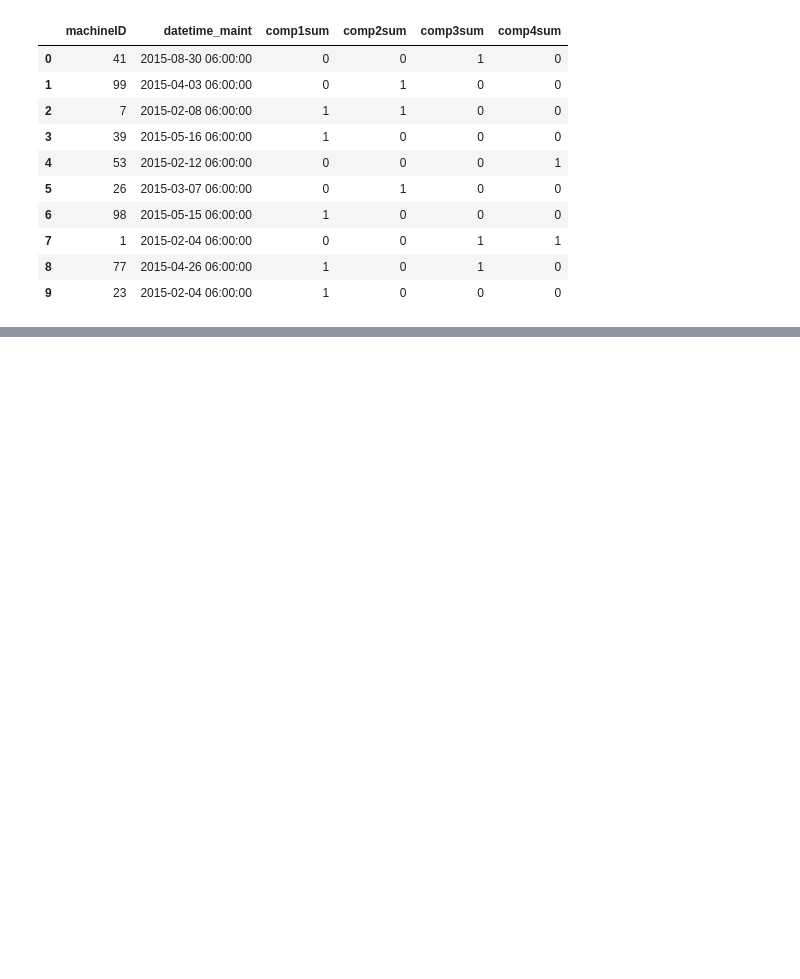
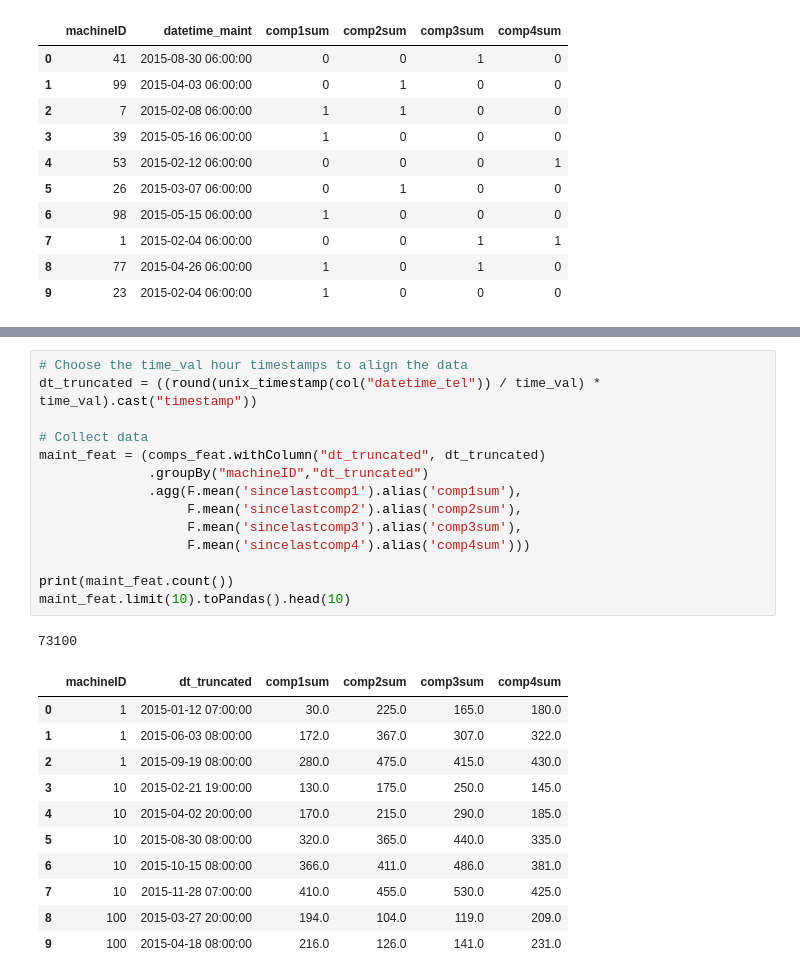
Before and after one commit to VisusAdAstra/Soen471, a Jupyter notebook: code/prototype.ipynb, the cells around one changed output, grey strips where cells are left out. Cells and saved outputs as stored; diff of their text form; blank space fills up the shorter version.

```diff
--- a/code/prototype.ipynb
+++ b/code/prototype.ipynb
@@ -399,0 +433,27 @@ comp1.filter(comp1.machineID == '625').orderBy(comp1.datetime_tel).limit(20).toP
+# %%
+# Choose the time_val hour timestamps to align the data
+dt_truncated = ((round(unix_timestamp(col("datetime_tel")) / time_val) * time_val).cast("timestamp"))
+
+# Collect data
+maint_feat = (comps_feat.withColumn("dt_truncated", dt_truncated)
+              .groupBy("machineID","dt_truncated")
+              .agg(F.mean('sincelastcomp1').alias('comp1sum'),
+                   F.mean('sincelastcomp2').alias('comp2sum'),
+                   F.mean('sincelastcomp3').alias('comp3sum'),
+                   F.mean('sincelastcomp4').alias('comp4sum')))
+
+print(maint_feat.count())
+maint_feat.limit(10).toPandas().head(10)
+# %% [output]
+73100
+|  | machineID | dt_truncated | comp1sum | comp2sum | comp3sum | comp4sum |
+| 0 | 1 | 2015-01-12 07:00:00 | 30.0 | 225.0 | 165.0 | 180.0 |
+| 1 | 1 | 2015-06-03 08:00:00 | 172.0 | 367.0 | 307.0 | 322.0 |
+| 2 | 1 | 2015-09-19 08:00:00 | 280.0 | 475.0 | 415.0 | 430.0 |
+| 3 | 10 | 2015-02-21 19:00:00 | 130.0 | 175.0 | 250.0 | 145.0 |
+| 4 | 10 | 2015-04-02 20:00:00 | 170.0 | 215.0 | 290.0 | 185.0 |
+| 5 | 10 | 2015-08-30 08:00:00 | 320.0 | 365.0 | 440.0 | 335.0 |
+| 6 | 10 | 2015-10-15 08:00:00 | 366.0 | 411.0 | 486.0 | 381.0 |
+| 7 | 10 | 2015-11-28 07:00:00 | 410.0 | 455.0 | 530.0 | 425.0 |
+| 8 | 100 | 2015-03-27 20:00:00 | 194.0 | 104.0 | 119.0 | 209.0 |
+| 9 | 100 | 2015-04-18 08:00:00 | 216.0 | 126.0 | 141.0 | 231.0 |
```
Also changed, not shown: parts of 4 cells of this notebook.
